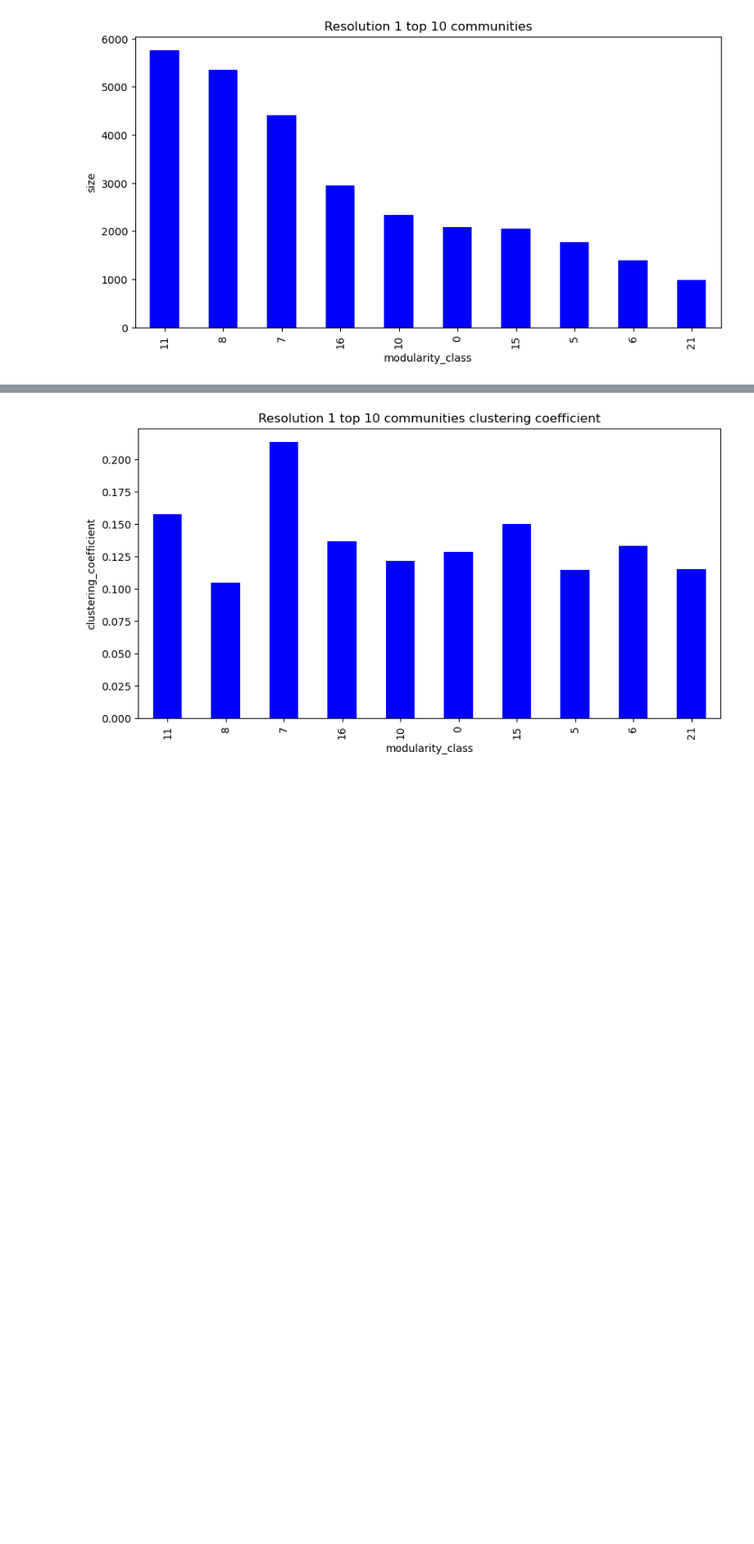
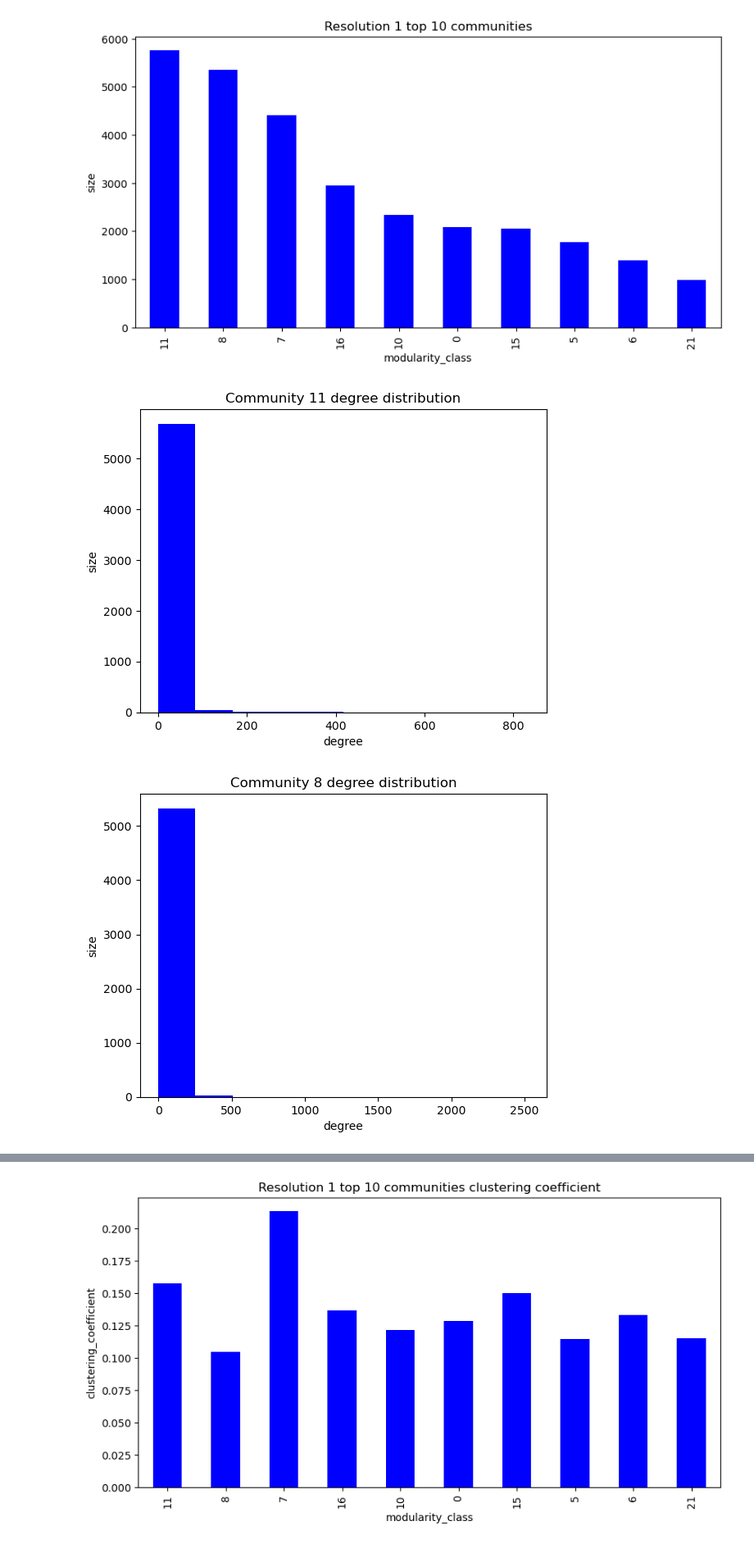
Before and after one commit to DMSN-P14/dmsn-groupproject, a Jupyter notebook: task1.ipynb, the cells around one changed output, grey strips where cells are left out. Shown: that part at 82% size. Saved outputs shown, nothing was run; the diff lists cells and outputs as text; code cells hidden in the pictures; blank space fills up the shorter version.

```diff
--- a/task1.ipynb
+++ b/task1.ipynb
@@ -165,3 +165,21 @@ Resolution 1 biggest communities:  modularity_class
 21     984
 dtype: int64
 [figure]
+# %%
+# degree distribution of the top 10 communities and put them in a figure
+fig, axs = plt.subplots(2,5, figsize=(20, 10))
+for i in res1mod.nlargest(10).index:
+    # get the nodes in the community
+    nodes = res1[res1['modularity_class'] == i]['Id']
+    # get the degree of the nodes
+    res1_degrees = res1[res1['Id'].isin(nodes)]['Degree']
+    # plot the degree distribution into 1 figure
+    plt.hist(res1_degrees, bins=10, color='blue')
+    plt.title('Community ' + str(i) + ' degree distribution')
+    plt.xlabel('degree')
+    plt.ylabel('size')
+    plt.savefig('community ' + str(i) + ' degree distribution.png', dpi=300)
+    plt.show()
+# %% [output]
+[figure, added]
+[figure, added]
```
Also changed, not shown: parts of 5 cells of this notebook, 1 other file.
